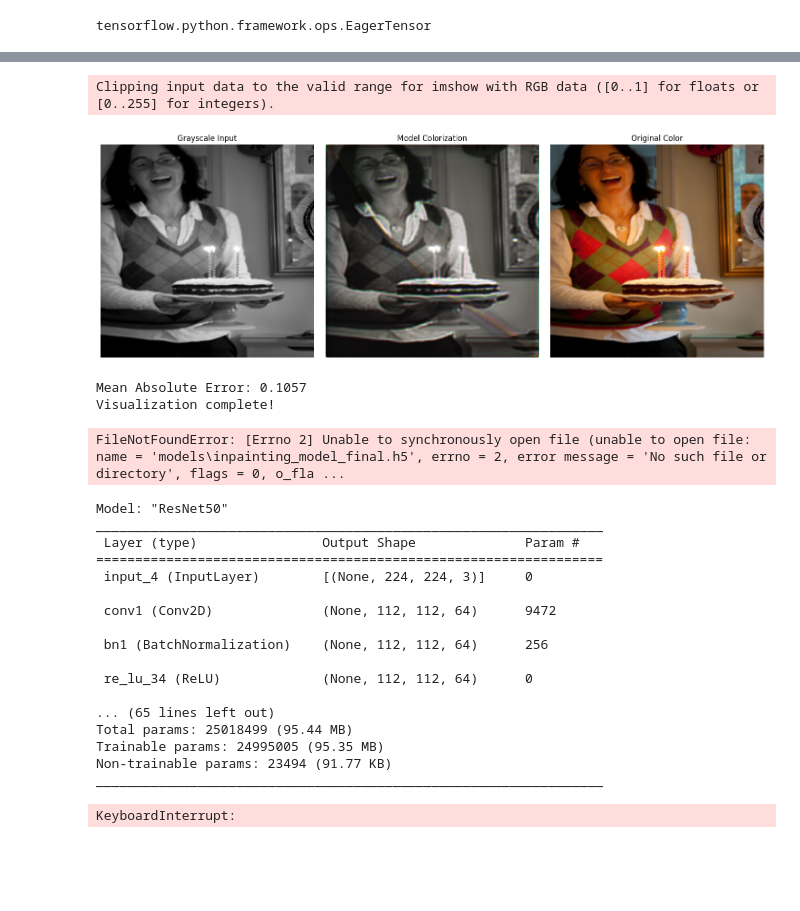
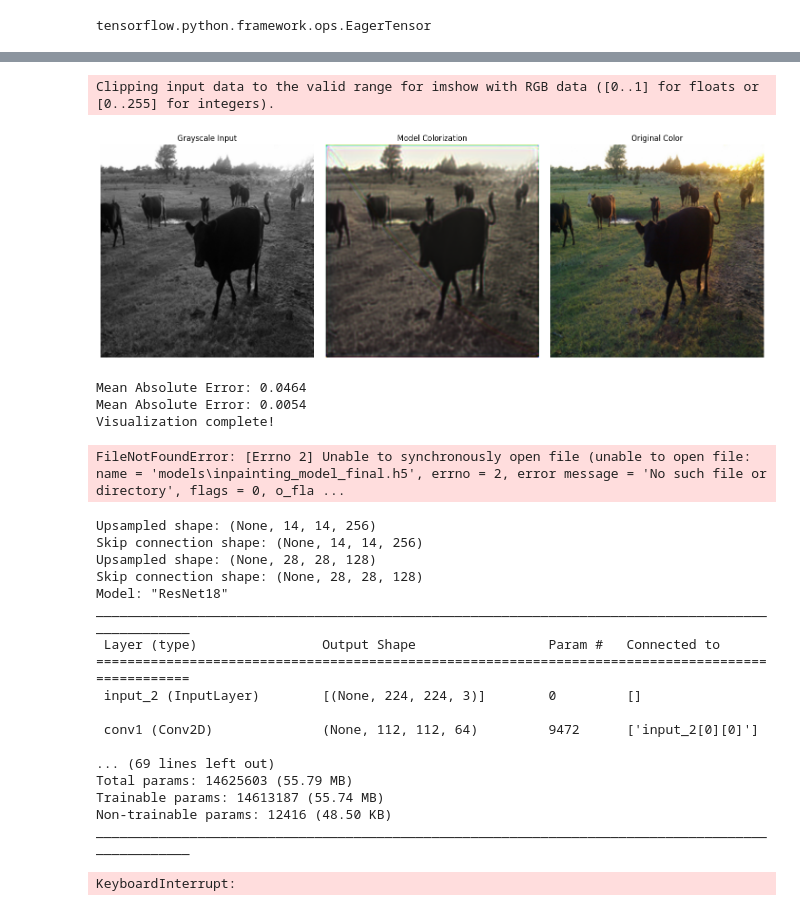
Before and after one commit to cassuci/mc959_ssl, a Jupyter notebook: test.ipynb, the cells around one changed output, grey strips where cells are left out. Cells and saved outputs as stored; diff of their text form; code cells hidden in the pictures; blank space fills up the shorter version.

```diff
--- a/test.ipynb
+++ b/test.ipynb
@@ -162,10 +162,12 @@ def visualize_colorization(model_path, image_path):
 
     # Print some statistics
     mae = tf.reduce_mean(tf.abs(original_color - predicted_color))
+    mse = tf.reduce_mean(tf.square(original_color - predicted_color))
     print(f"Mean Absolute Error: {mae:.4f}")
+    print(f"Mean Absolute Error: {mse:.4f}")
 # %%
 # Set up paths
-model_path = os.path.join("models", "checkpoints", "model_epoch_004.h5")
+model_path = os.path.join("models", "checkpoints_resnet50", "model_epoch_008.h5")
 data_dir = os.path.join("F:\\ssl_images\\data", "processed", "coco", 'colorization')
 
 # Get a test image path (using the first grayscale image in the directory)
@@ -174,7 +176,7 @@ test_image = next(
     for f in os.listdir(data_dir)
     if f.startswith("gray")
 )
-test_image = test_image.replace('_0', '_28')
+test_image = test_image.replace('_0', '_55')
 print(test_image)
 
 print("Running colorization inference...")
@@ -187,7 +188,8 @@ WARNING:tensorflow:5 out of the last 5 calls to <function Model.make_predict_fun
 1/1 [==============================] - 1s 1s/step
 Clipping input data to the valid range for imshow with RGB data ([0..1] for floats or [0..255] for integers).
-[figure, old version]
+[figure, new version]
-Mean Absolute Error: 0.1057
+Mean Absolute Error: 0.0464
+Mean Absolute Error: 0.0054
 Visualization complete!
 # %%
 import numpy as np
@@ -405,28 +407,28 @@ test_and_plot(model_rgb, batch_size=4, img_size=(224, 224), channels=3)
 
 #model_load = initialize_model((224, 224, 1))
 # %%
-from src.models.resnet import ResNet18, ResNet50  # Import your ResNet implementation
+from src.models.experimental_resnet import ResNet18, ResNet50  # Import your ResNet implementation
 
-model = ResNet50((224, 224, 3))
+model = ResNet18((224, 224, 3))
 model.summary()
 # %% [output]
-Model: "ResNet50"
-_________________________________________________________________
- Layer (type)                Output Shape              Param #
-=================================================================
- input_4 (InputLayer)        [(None, 224, 224, 3)]     0
+Upsampled shape: (None, 14, 14, 256)
+Skip connection shape: (None, 14, 14, 256)
+Upsampled shape: (None, 28, 28, 128)
+Skip connection shape: (None, 28, 28, 128)
+Model: "ResNet18"
+__________________________________________________________________________________________________
+ Layer (type)                Output Shape                 Param #   Connected to
+==================================================================================================
+ input_2 (InputLayer)        [(None, 224, 224, 3)]        0         []
 
- conv1 (Conv2D)              (None, 112, 112, 64)      9472
+ conv1 (Conv2D)              (None, 112, 112, 64)         9472      ['input_2[0][0]']
 
- bn1 (BatchNormalization)    (None, 112, 112, 64)      256
-
- re_lu_34 (ReLU)             (None, 112, 112, 64)      0
-
-... (65 lines left out)
-Total params: 25018499 (95.44 MB)
-Trainable params: 24995005 (95.35 MB)
-Non-trainable params: 23494 (91.77 KB)
-_________________________________________________________________
+... (69 lines left out)
+Total params: 14625603 (55.79 MB)
+Trainable params: 14613187 (55.74 MB)
+Non-trainable params: 12416 (48.50 KB)
+__________________________________________________________________________________________________
 # %%
 import tensorflow as tf
 from tensorflow.keras.applications import ResNet50
```
Also changed, not shown: parts of 1 cell of this notebook, 3 other files.
